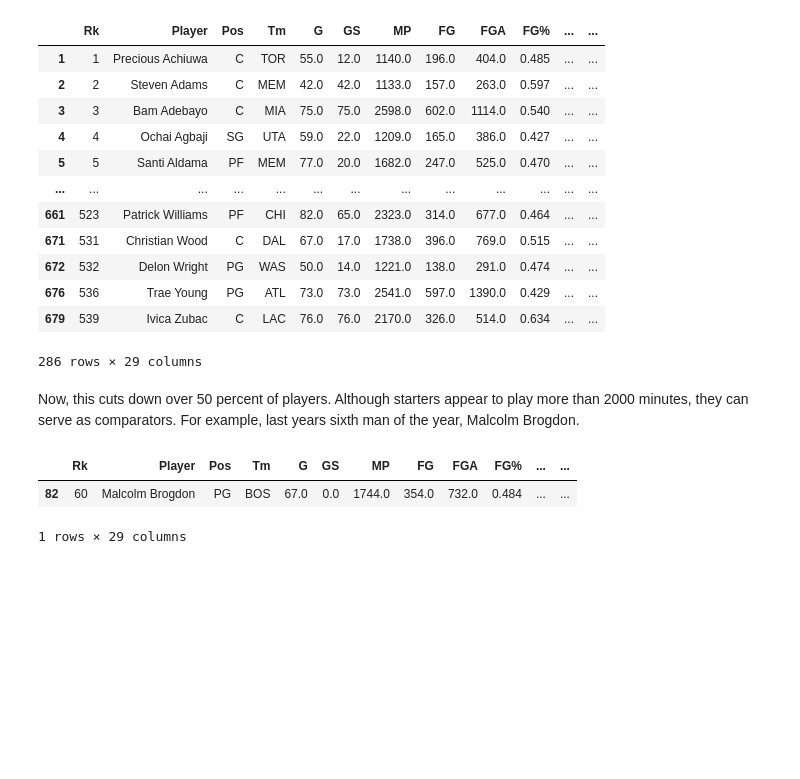
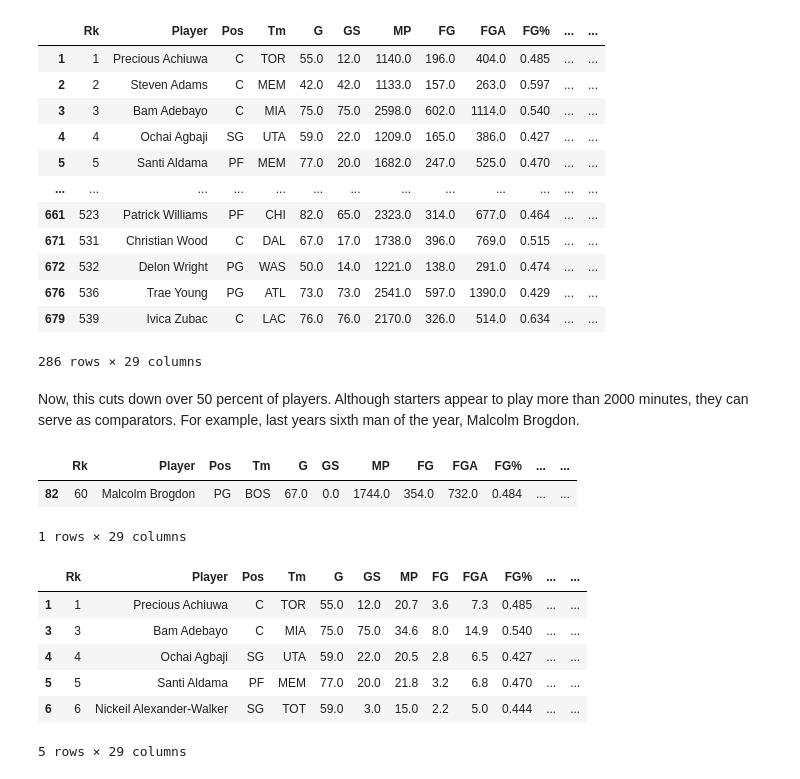
Before and after one commit to raoguchi/NBA_Stats_Comparator, a Jupyter notebook: austin_reaves.ipynb, the cells around one changed output. Drawn from its saved outputs; the diff is of its cells as text; code cells hidden in the pictures; blank space fills up the shorter version.

```diff
--- a/austin_reaves.ipynb
+++ b/austin_reaves.ipynb
@@ -138,3 +138,20 @@ clean_totals_22_23[clean_totals_22_23['Player'] == "Malcolm Brogdon"]
 |  | Rk | Player | Pos | Tm | G | GS | MP | FG | FGA | FG% | ... | ... |
 | 82 | 60 | Malcolm Brogdon | PG | BOS | 67.0 | 0.0 | 1744.0 | 354.0 | 732.0 | 0.484 | ... | ... |
 1 rows × 29 columns
+# %%
+per_game_22_23_path = Path('data') / 'per_game_22_23.csv'
+per_game_22_23 = pd.read_csv(per_game_22_23_path)
+clean_per_game_22_23 = clean_league_data(per_game_22_23)
+
+league_average_games = mean_calc(clean_per_game_22_23["G"])
+clean_per_game_22_23 = clean_per_game_22_23[clean_per_game_22_23["G"] >= league_average_games]
+
+clean_per_game_22_23.head()
+# %% [output]
+|  | Rk | Player | Pos | Tm | G | GS | MP | FG | FGA | FG% | ... | ... |
+| 1 | 1 | Precious Achiuwa | C | TOR | 55.0 | 12.0 | 20.7 | 3.6 | 7.3 | 0.485 | ... | ... |
+| 3 | 3 | Bam Adebayo | C | MIA | 75.0 | 75.0 | 34.6 | 8.0 | 14.9 | 0.540 | ... | ... |
+| 4 | 4 | Ochai Agbaji | SG | UTA | 59.0 | 22.0 | 20.5 | 2.8 | 6.5 | 0.427 | ... | ... |
+| 5 | 5 | Santi Aldama | PF | MEM | 77.0 | 20.0 | 21.8 | 3.2 | 6.8 | 0.470 | ... | ... |
+| 6 | 6 | Nickeil Alexander-Walker | SG | TOT | 59.0 | 3.0 | 15.0 | 2.2 | 5.0 | 0.444 | ... | ... |
+5 rows × 29 columns
```
Also changed, not shown: parts of 12 cells of this notebook, 1 other file.
